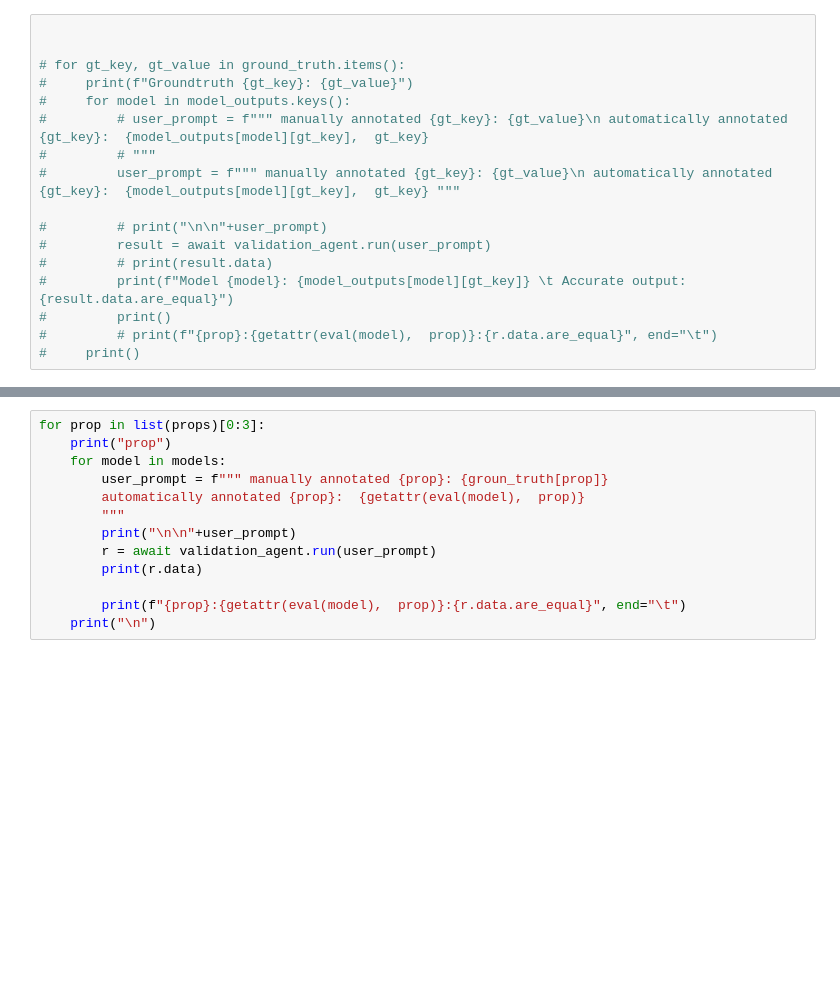
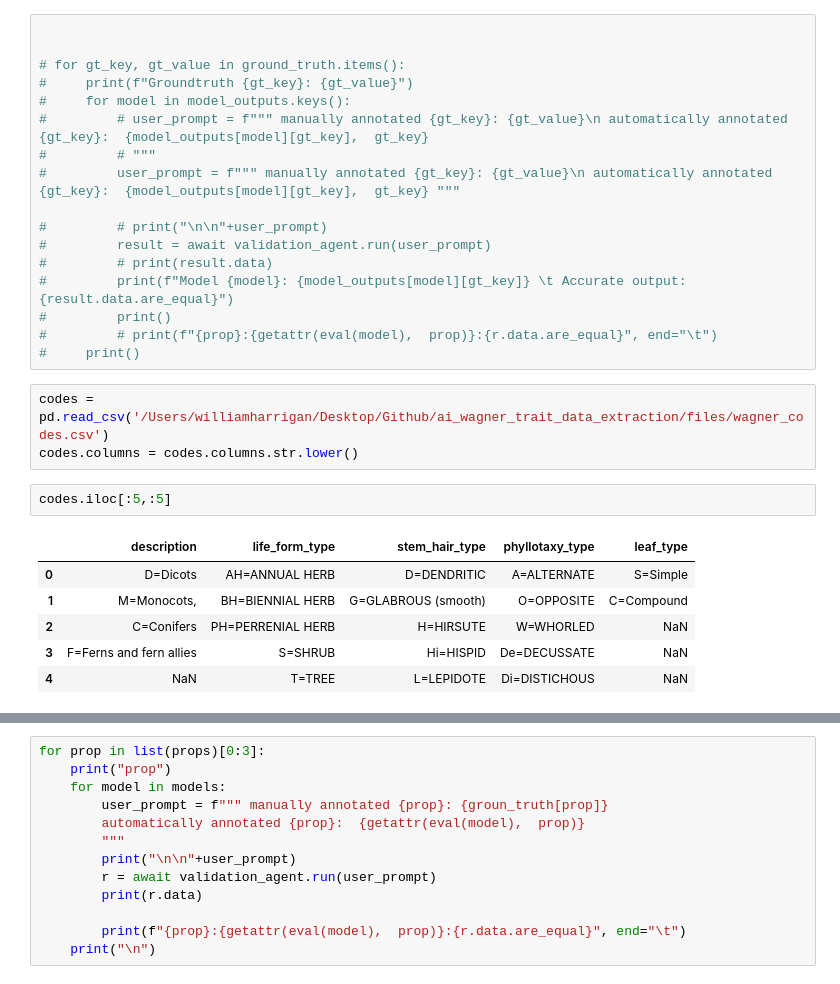
Before and after one commit to WillHarrigan/ai_wagner_trait_data_extraction, a Jupyter notebook: ipynb/model_testing_wagner_data_extraction.ipynb, the cells around one changed output, grey strips where cells are left out. Drawn from its saved outputs; the diff is of its cells as text; blank space fills up the shorter version.

```diff
--- a/ipynb/model_testing_wagner_data_extraction.ipynb
+++ b/ipynb/model_testing_wagner_data_extraction.ipynb
@@ -943,3 +938,15 @@ models = ["gpt_4o_output", "gpt_mini_output", "sonnet_output"]
 #         print()
 #         # print(f"{prop}:{getattr(eval(model),  prop)}:{r.data.are_equal}", end="\t")
 #     print()
+# %%
+codes = pd.read_csv('/Users/williamharrigan/Desktop/Github/ai_wagner_trait_data_extraction/files/wagner_codes.csv')
+codes.columns = codes.columns.str.lower()
+# %%
+codes.iloc[:5,:5]
+# %% [output]
+|  | description | life_form_type | stem_hair_type | phyllotaxy_type | leaf_type |
+| 0 | D=Dicots | AH=ANNUAL HERB | D=DENDRITIC | A=ALTERNATE | S=Simple |
+| 1 | M=Monocots, | BH=BIENNIAL HERB | G=GLABROUS (smooth) | O=OPPOSITE | C=Compound |
+| 2 | C=Conifers | PH=PERRENIAL HERB | H=HIRSUTE | W=WHORLED | NaN |
+| 3 | F=Ferns and fern allies | S=SHRUB | Hi=HISPID | De=DECUSSATE | NaN |
+| 4 | NaN | T=TREE | L=LEPIDOTE | Di=DISTICHOUS | NaN |
```
Also changed, not shown: parts of 10 cells of this notebook, 1 other file.
